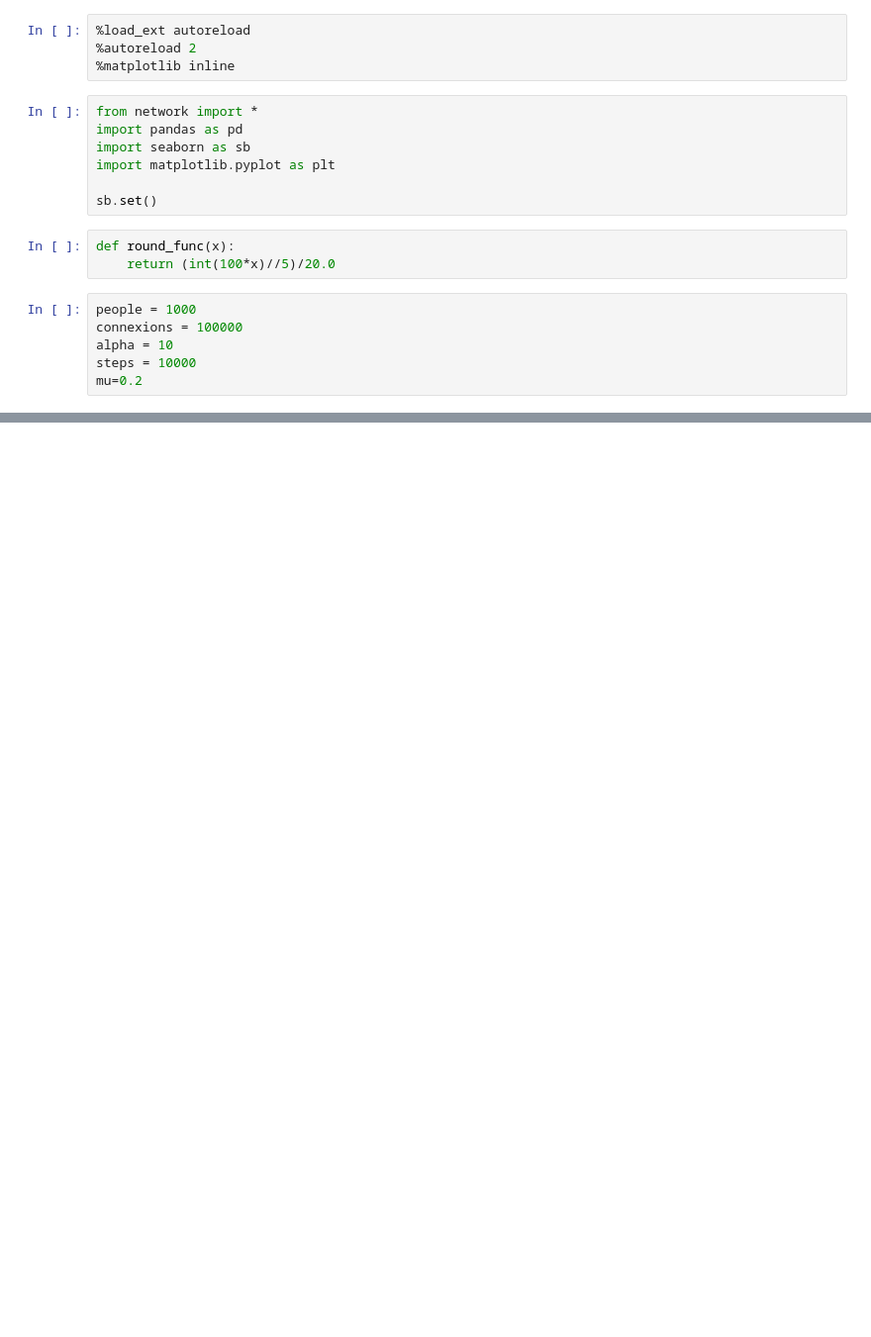
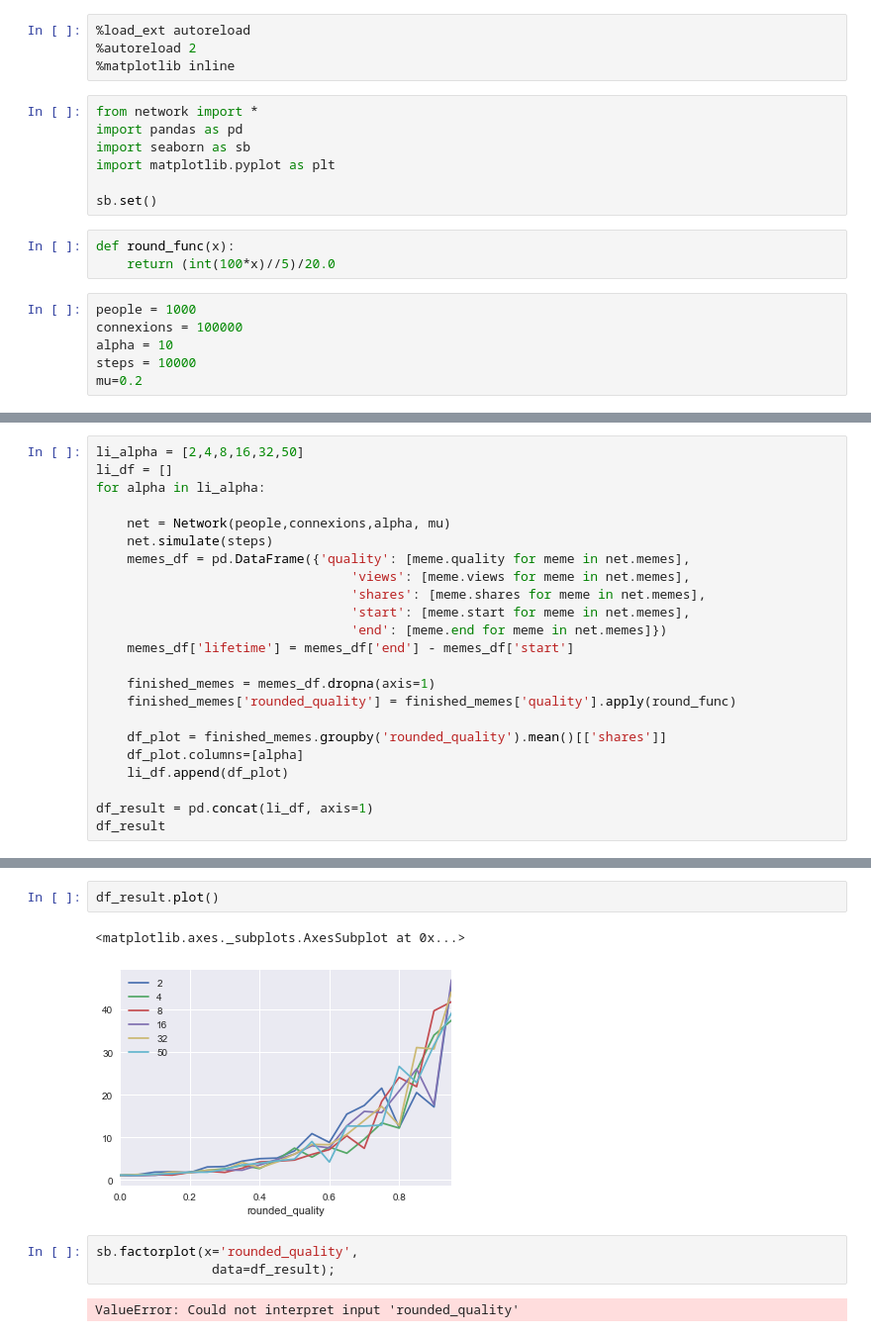
Before and after one commit to FakeNewsProject/FakeNews, a Jupyter notebook: Popularity as a function of mu and alpha.ipynb, the cells around one changed output, grey strips where cells are left out. Shown at 99% size. Cells and saved outputs as stored; diff of their text form; blank space fills up the shorter version.

```diff
--- a/Popularity as a function of mu and alpha.ipynb
+++ b/Popularity as a function of mu and alpha.ipynb
@@ -78,0 +80,23 @@ df_views.dropna().plot()
+# %%
+li_alpha = [2,4,8,16,32,50]
+li_df = []
+for alpha in li_alpha:
+
+    net = Network(people,connexions,alpha, mu)
+    net.simulate(steps)
+    memes_df = pd.DataFrame({'quality': [meme.quality for meme in net.memes],
+                                 'views': [meme.views for meme in net.memes],
+                                 'shares': [meme.shares for meme in net.memes],
+                                 'start': [meme.start for meme in net.memes],
+                                 'end': [meme.end for meme in net.memes]})
+    memes_df['lifetime'] = memes_df['end'] - memes_df['start']
+
+    finished_memes = memes_df.dropna(axis=1)
+    finished_memes['rounded_quality'] = finished_memes['quality'].apply(round_func)
+
+    df_plot = finished_memes.groupby('rounded_quality').mean()[['shares']]
+    df_plot.columns=[alpha]
+    li_df.append(df_plot)
+
+df_result = pd.concat(li_df, axis=1)
+df_result
@@ -78,0 +127,10 @@ df_views.dropna().plot()
+# %%
+df_result.plot()
+# %% [output]
+<matplotlib.axes._subplots.AxesSubplot at 0x...>
+[figure, added]
+# %%
+sb.factorplot(x='rounded_quality',
+               data=df_result);
+# %% [output]
+ValueError: Could not interpret input 'rounded_quality'
```
Also changed, not shown: parts of 7 cells of this notebook, 2 other files.
